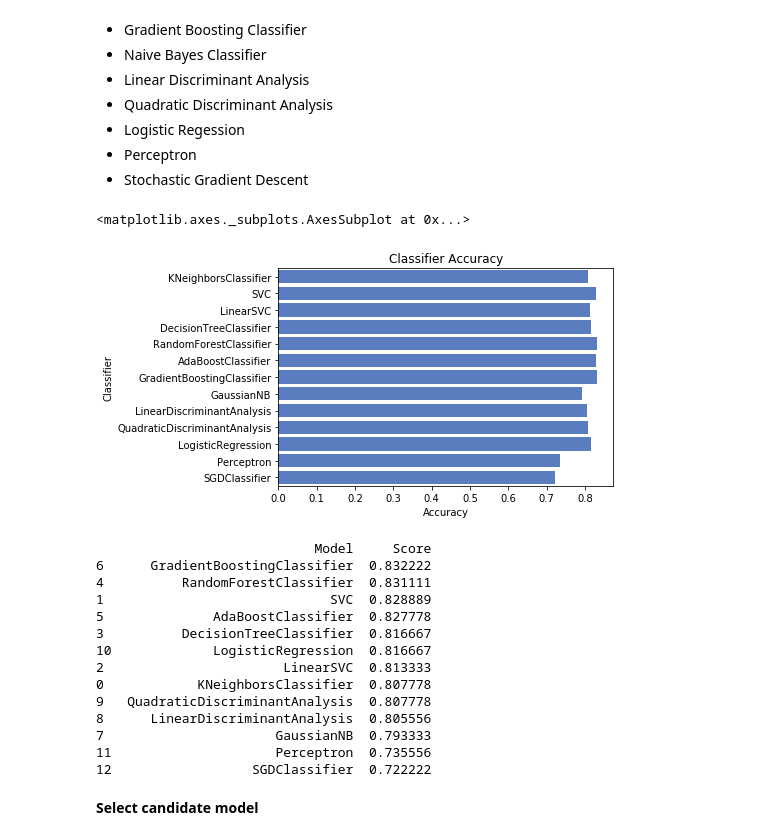
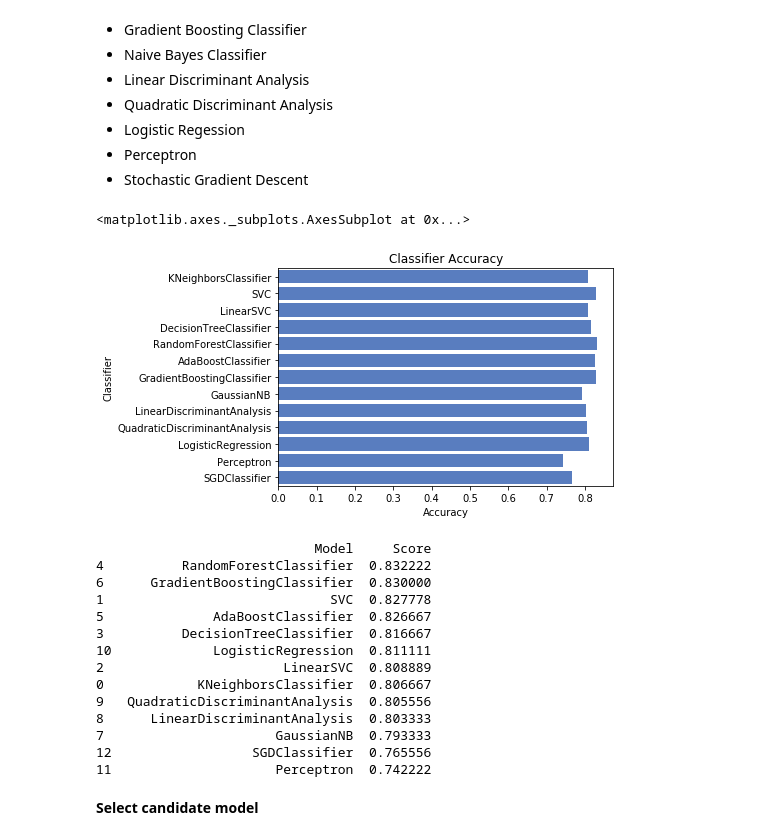
Before and after one commit to nhancv/nc-kaggle-ml, a Jupyter notebook: titanic/src/titanic-anomous.ipynb, the cells around one changed output. Drawn from its saved outputs; the diff is of its cells as text; code cells hidden in the pictures.

```diff
--- a/titanic/src/titanic-anomous.ipynb
+++ b/titanic/src/titanic-anomous.ipynb
@@ -489,11 +483,11 @@ from sklearn.linear_model import Perceptron
 from sklearn.linear_model import SGDClassifier
 
 classifiers = [
-    KNeighborsClassifier(n_neighbors=3),
+    KNeighborsClassifier(n_neighbors=4),
     SVC(probability = True, gamma=0.2, kernel='rbf', max_iter = 10000),
     LinearSVC(max_iter=10000),
     DecisionTreeClassifier(max_features='auto', min_samples_leaf=1, min_samples_split=5),
-    RandomForestClassifier(criterion='gini', min_samples_leaf=1, min_samples_split=10, n_estimators=100, max_features='auto', oob_score=True, random_state=1, n_jobs=-1),
+    RandomForestClassifier(criterion='gini', min_samples_leaf=1, min_samples_split=10, n_estimators=700, max_features='auto', oob_score=True, random_state=1, n_jobs=-1),
     AdaBoostClassifier(),
     GradientBoostingClassifier(),
     GaussianNB(),
@@ -515,34 +509,34 @@ Y = train_df_val[0::, 0]
 
 acc_dict = {}
 
 for train_index, test_index in sss.split(X, Y):
     X_train, X_test = X[train_index], X[test_index]
     Y_train, Y_test = Y[train_index], Y[test_index]
 
     for clf in classifiers:
         name = clf.__class__.__name__
         clf.fit(X_train, Y_train)
         train_predictions = clf.predict(X_test)
         acc = accuracy_score(Y_test, train_predictions)
         if name in acc_dict:
             acc_dict[name] += acc
         else:
             acc_dict[name] = acc
 
 for clf in acc_dict:
     acc_dict[clf] = acc_dict[clf] / 10.0
     log_entry = pd.DataFrame([[clf, acc_dict[clf]]], columns=log_cols)
     log = log.append(log_entry)
 
 # Show plot
 plt.xlabel('Accuracy')
 plt.title('Classifier Accuracy')
 
 sns.set_color_codes("muted")
 sns.barplot(x='Accuracy', y='Classifier', data=log, color="b")
 # %% [output]
 <matplotlib.axes._subplots.AxesSubplot at 0x...>
-[figure, old version]
+[figure, new version]
 # %%
 models_score = pd.DataFrame({
     'Model': list(acc_dict.keys()),
@@ -550,19 +544,19 @@ models_score = pd.DataFrame({
 print(models_score)
 # %% [output]
                             Model     Score
-6      GradientBoostingClassifier  0.832222
-4          RandomForestClassifier  0.831111
-1                             SVC  0.828889
-5              AdaBoostClassifier  0.827778
+4          RandomForestClassifier  0.832222
+6      GradientBoostingClassifier  0.830000
+1                             SVC  0.827778
+5              AdaBoostClassifier  0.826667
 3          DecisionTreeClassifier  0.816667
-10             LogisticRegression  0.816667
-2                       LinearSVC  0.813333
-0            KNeighborsClassifier  0.807778
-9   QuadraticDiscriminantAnalysis  0.807778
-8      LinearDiscriminantAnalysis  0.805556
+10             LogisticRegression  0.811111
+2                       LinearSVC  0.808889
+0            KNeighborsClassifier  0.806667
+9   QuadraticDiscriminantAnalysis  0.805556
+8      LinearDiscriminantAnalysis  0.803333
 7                      GaussianNB  0.793333
-11                     Perceptron  0.735556
-12                  SGDClassifier  0.722222
+12                  SGDClassifier  0.765556
+11                     Perceptron  0.742222
 # %% [markdown]
 **Select candidate model**
 # %%
```
Also changed, not shown: parts of 5 cells of this notebook, 1 other file.
